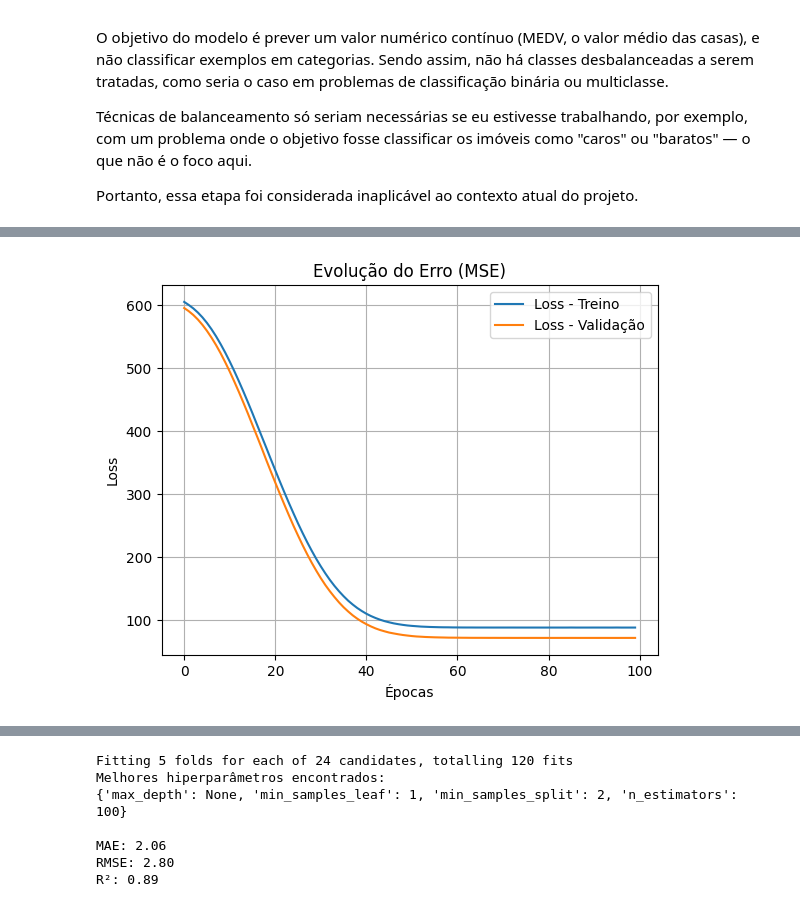
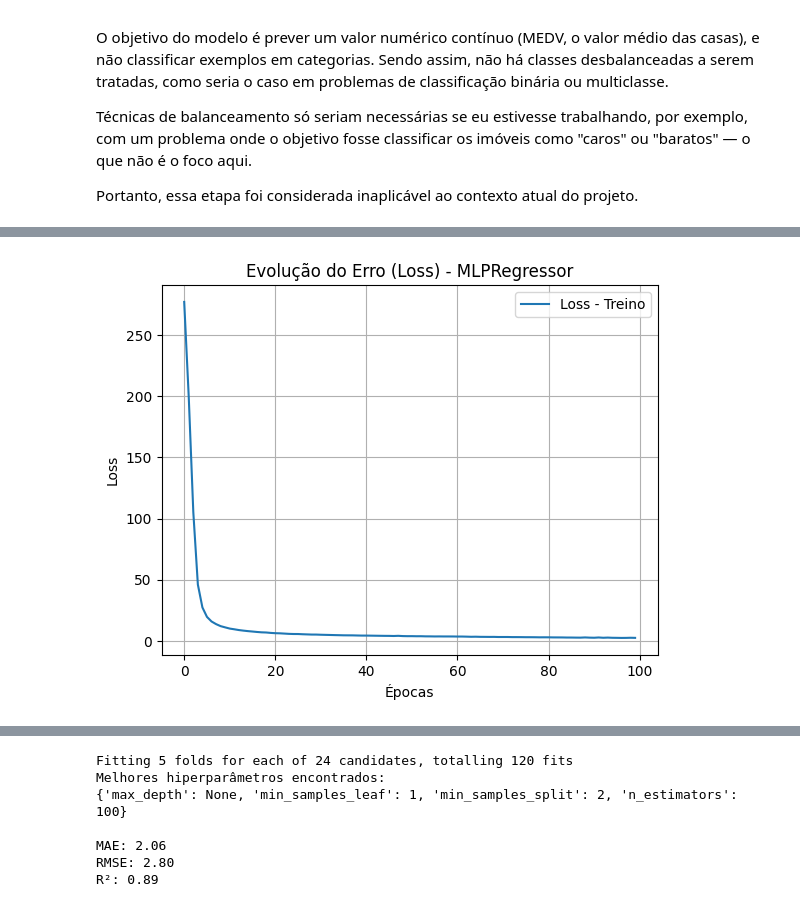
Before and after one commit to LucasPicancoo/Atividade-de-aprendizado-supervisionado, a Jupyter notebook: Preço_de_casas.ipynb, the cells around one changed output, grey strips where cells are left out. Cells and saved outputs as stored; diff of their text form; code cells hidden in the pictures.

```diff
--- a/Preço_de_casas.ipynb
+++ b/Preço_de_casas.ipynb
@@ -644,16 +667,15 @@ R²: -0.02
 # %%
 import matplotlib.pyplot as plt
 
-plt.plot(history.history['loss'], label='Loss - Treino')
-plt.plot(history.history['val_loss'], label='Loss - Validação')
-plt.title('Evolução do Erro (MSE)')
+plt.plot(model.loss_curve_, label='Loss - Treino')
+plt.title('Evolução do Erro (Loss) - MLPRegressor')
 plt.xlabel('Épocas')
 plt.ylabel('Loss')
 plt.legend()
 plt.grid(True)
 plt.show()
 # %% [output]
-[figure, old version]
+[figure, new version]
 # %%
 import matplotlib.pyplot as plt
 
```
Also changed, not shown: parts of 7 cells of this notebook.
